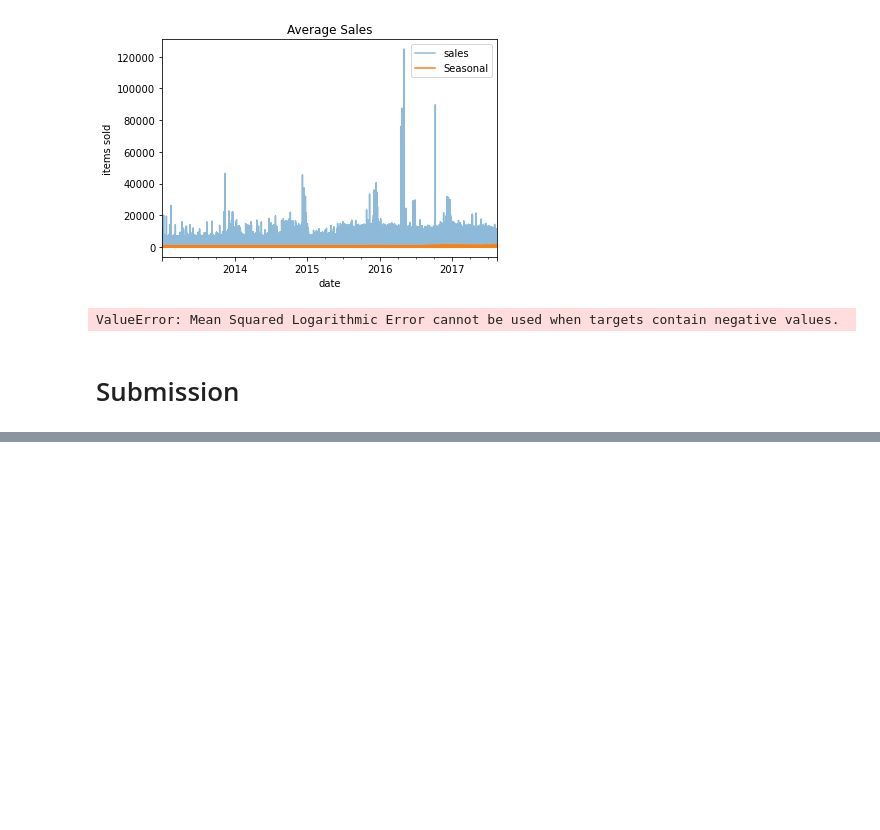
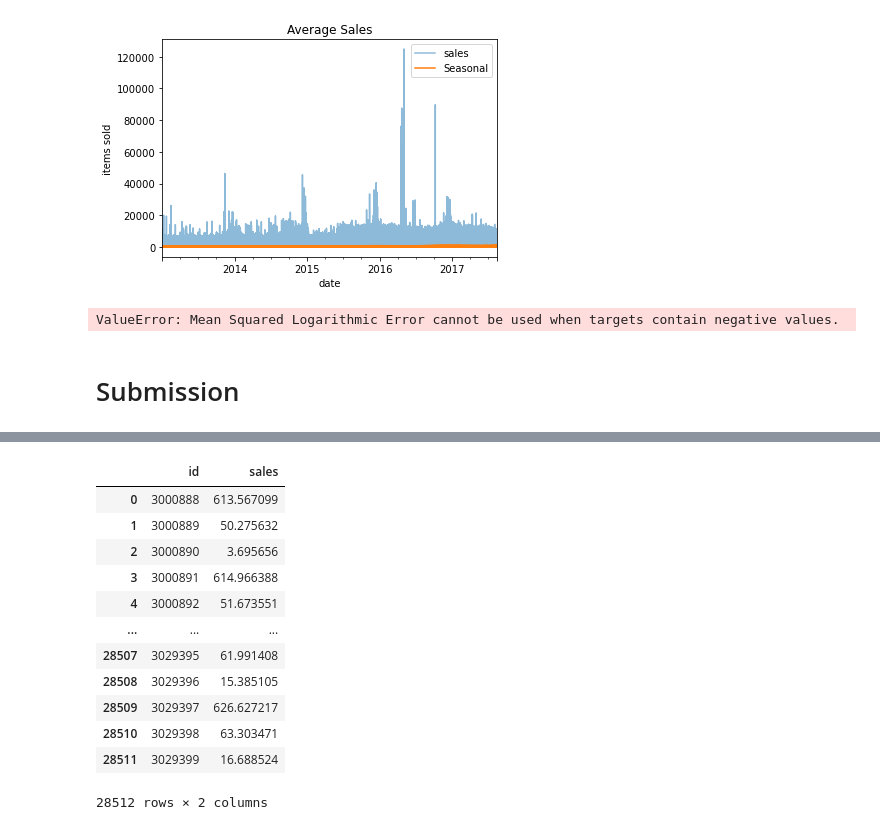
Before and after one commit to HelloWorld183L/EDA_Work, a Jupyter notebook: salestimeseries.ipynb, the cells around one changed output, grey strips where cells are left out. Cells and saved outputs as stored; diff of their text form; code cells hidden in the pictures; blank space fills up the shorter version.

```diff
--- a/salestimeseries.ipynb
+++ b/salestimeseries.ipynb
@@ -987,0 +1006,16 @@ submit_df.to_csv('submission.csv', index=False)
+# %%
+pd.DataFrame({'id': testing.index, 'sales': y_pred_test})
+# %% [output]
+|  | id | sales |
+| 0 | 3000888 | 613.567099 |
+| 1 | 3000889 | 50.275632 |
+| 2 | 3000890 | 3.695656 |
+| 3 | 3000891 | 614.966388 |
+| 4 | 3000892 | 51.673551 |
+| ... | ... | ... |
+| 28507 | 3029395 | 61.991408 |
+| 28508 | 3029396 | 15.385105 |
+| 28509 | 3029397 | 626.627217 |
+| 28510 | 3029398 | 63.303471 |
+| 28511 | 3029399 | 16.688524 |
+28512 rows × 2 columns
```
Also changed, not shown: parts of 2 cells of this notebook, 1 other file.
